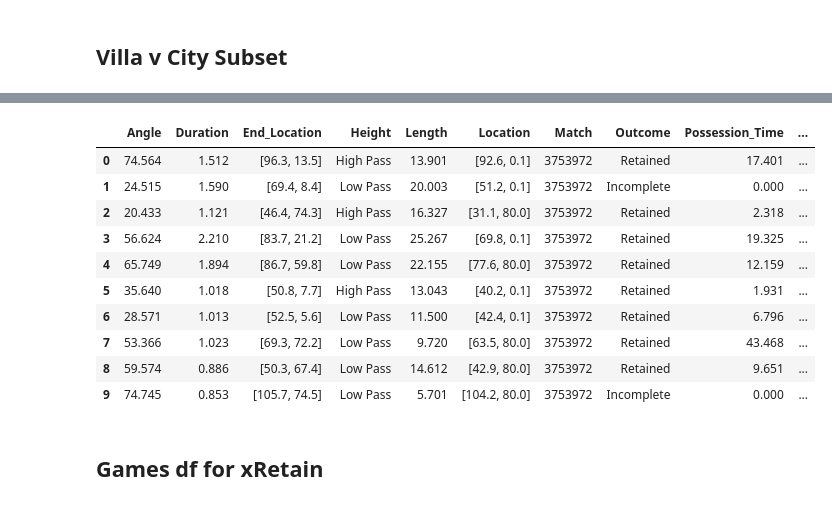
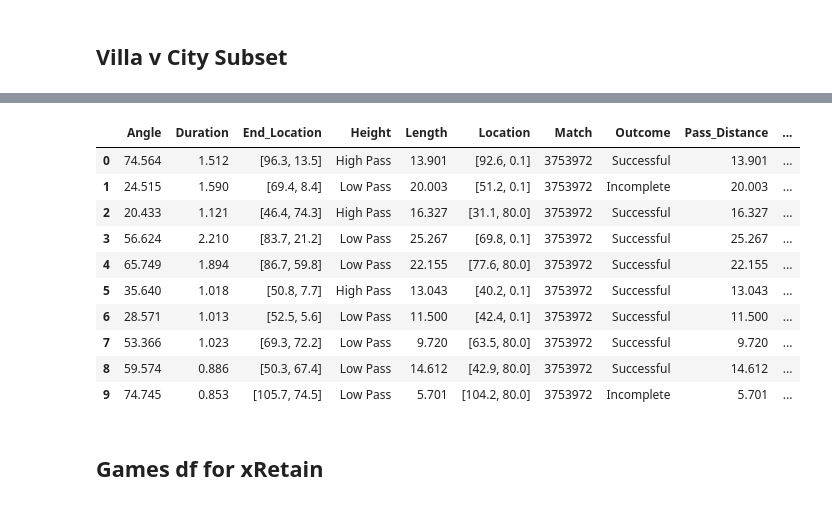
Before and after one commit to hwillif/Throw-in-Project, a Jupyter notebook: HW_Throw-In.ipynb, the cells around one changed output, grey strips where cells are left out. Cells and saved outputs as stored; diff of their text form; code cells hidden in the pictures.

```diff
--- a/HW_Throw-In.ipynb
+++ b/HW_Throw-In.ipynb
@@ -477,7 +500,31 @@ def _location_to_third(loc):
 
 Throws["Third"] = Throws["Location"].apply(_location_to_third)
 
+# Compute pass distance: prefer the provided 'Length' field when available, otherwise compute
+# Euclidean distance between Location and End_Location if both are coordinate pairs
+def _compute_pass_distance(row):
+    # Use Length column if present and numeric
+    if 'Length' in row and pd.notnull(row['Length']):
+        try:
+            return float(row['Length'])
+        except Exception:
+            pass
+    loc = row.get('Location')
+    end = row.get('End_Location')
+    try:
+        if isinstance(loc, (list, tuple)) and isinstance(end, (list, tuple)) and len(loc) >= 2 and len(end) >= 2:
+            if pd.notnull(loc[0]) and pd.notnull(loc[1]) and pd.notnull(end[0]) and pd.notnull(end[1]):
+                dx = float(end[0]) - float(loc[0])
+                dy = float(end[1]) - float(loc[1])
+                return float((dx*dx + dy*dy) ** 0.5)
+    except Exception:
+        return np.nan
+    return np.nan
+
+Throws['Pass_Distance'] = Throws.apply(_compute_pass_distance, axis=1)
+
 # Wherever outcome isn't NaN, the possession time should be 0 but is actually tracking possession of other team
+# (This line may be adjusted later after filling Outcome values)
 Throws.loc[Throws['Outcome'].notna(), 'Possession_Time'] = 0.000
 
 # Sort columns alphabetically
@@ -504,18 +551,32 @@ Throws.head(15)
 # %%
-Throws['Outcome'] = Throws['Outcome'].fillna('Retained')
+# Fill missing outcomes as 'Successful' (NaN indicates retention in original dataset)
+Throws['Outcome'] = Throws['Outcome'].fillna('Successful')
+
+# Create possession_outcome:
+# - Successful & Possession_Time > 7 -> 'Successful/Retained'
+# - Successful & Possession_Time < 7 -> 'Successful/Lost'
+# - else -> 'Lost Throw-In'
+conds = [
+    (Throws['Outcome'] == 'Successful') & (Throws['Possession_Time'] > 7),
+    (Throws['Outcome'] == 'Successful') & (Throws['Possession_Time'] < 7),
+]
+choices = ['Successful/Retained', 'Successful/Lost']
+Throws['Possession_outcome'] = np.select(conds, choices, default='Lost Throw-In')
+
+# Show sample
 Throws.head(10)
 # %% [output]
-|  | Angle | Duration | End_Location | Height | Length | Location | Match | Outcome | Possession_Time | ... |
-| 0 | 74.564 | 1.512 | [96.3, 13.5] | High Pass | 13.901 | [92.6, 0.1] | 3753972 | Retained | 17.401 | ... |
-| 1 | 24.515 | 1.590 | [69.4, 8.4] | Low Pass | 20.003 | [51.2, 0.1] | 3753972 | Incomplete | 0.000 | ... |
-| 2 | 20.433 | 1.121 | [46.4, 74.3] | High Pass | 16.327 | [31.1, 80.0] | 3753972 | Retained | 2.318 | ... |
-| 3 | 56.624 | 2.210 | [83.7, 21.2] | Low Pass | 25.267 | [69.8, 0.1] | 3753972 | Retained | 19.325 | ... |
-| 4 | 65.749 | 1.894 | [86.7, 59.8] | Low Pass | 22.155 | [77.6, 80.0] | 3753972 | Retained | 12.159 | ... |
-| 5 | 35.640 | 1.018 | [50.8, 7.7] | High Pass | 13.043 | [40.2, 0.1] | 3753972 | Retained | 1.931 | ... |
-| 6 | 28.571 | 1.013 | [52.5, 5.6] | Low Pass | 11.500 | [42.4, 0.1] | 3753972 | Retained | 6.796 | ... |
-| 7 | 53.366 | 1.023 | [69.3, 72.2] | Low Pass | 9.720 | [63.5, 80.0] | 3753972 | Retained | 43.468 | ... |
-| 8 | 59.574 | 0.886 | [50.3, 67.4] | Low Pass | 14.612 | [42.9, 80.0] | 3753972 | Retained | 9.651 | ... |
-| 9 | 74.745 | 0.853 | [105.7, 74.5] | Low Pass | 5.701 | [104.2, 80.0] | 3753972 | Incomplete | 0.000 | ... |
+|  | Angle | Duration | End_Location | Height | Length | Location | Match | Outcome | Pass_Distance | ... |
+| 0 | 74.564 | 1.512 | [96.3, 13.5] | High Pass | 13.901 | [92.6, 0.1] | 3753972 | Successful | 13.901 | ... |
+| 1 | 24.515 | 1.590 | [69.4, 8.4] | Low Pass | 20.003 | [51.2, 0.1] | 3753972 | Incomplete | 20.003 | ... |
+| 2 | 20.433 | 1.121 | [46.4, 74.3] | High Pass | 16.327 | [31.1, 80.0] | 3753972 | Successful | 16.327 | ... |
+| 3 | 56.624 | 2.210 | [83.7, 21.2] | Low Pass | 25.267 | [69.8, 0.1] | 3753972 | Successful | 25.267 | ... |
+| 4 | 65.749 | 1.894 | [86.7, 59.8] | Low Pass | 22.155 | [77.6, 80.0] | 3753972 | Successful | 22.155 | ... |
+| 5 | 35.640 | 1.018 | [50.8, 7.7] | High Pass | 13.043 | [40.2, 0.1] | 3753972 | Successful | 13.043 | ... |
+| 6 | 28.571 | 1.013 | [52.5, 5.6] | Low Pass | 11.500 | [42.4, 0.1] | 3753972 | Successful | 11.500 | ... |
+| 7 | 53.366 | 1.023 | [69.3, 72.2] | Low Pass | 9.720 | [63.5, 80.0] | 3753972 | Successful | 9.720 | ... |
+| 8 | 59.574 | 0.886 | [50.3, 67.4] | Low Pass | 14.612 | [42.9, 80.0] | 3753972 | Successful | 14.612 | ... |
+| 9 | 74.745 | 0.853 | [105.7, 74.5] | Low Pass | 5.701 | [104.2, 80.0] | 3753972 | Incomplete | 5.701 | ... |
 # %%
 # Games = (
 #     PremierLeague[['match_id', 'home_team', 'away_team', 'home_score', 'away_score']]
```
Also changed, not shown: parts of 7 cells of this notebook.
